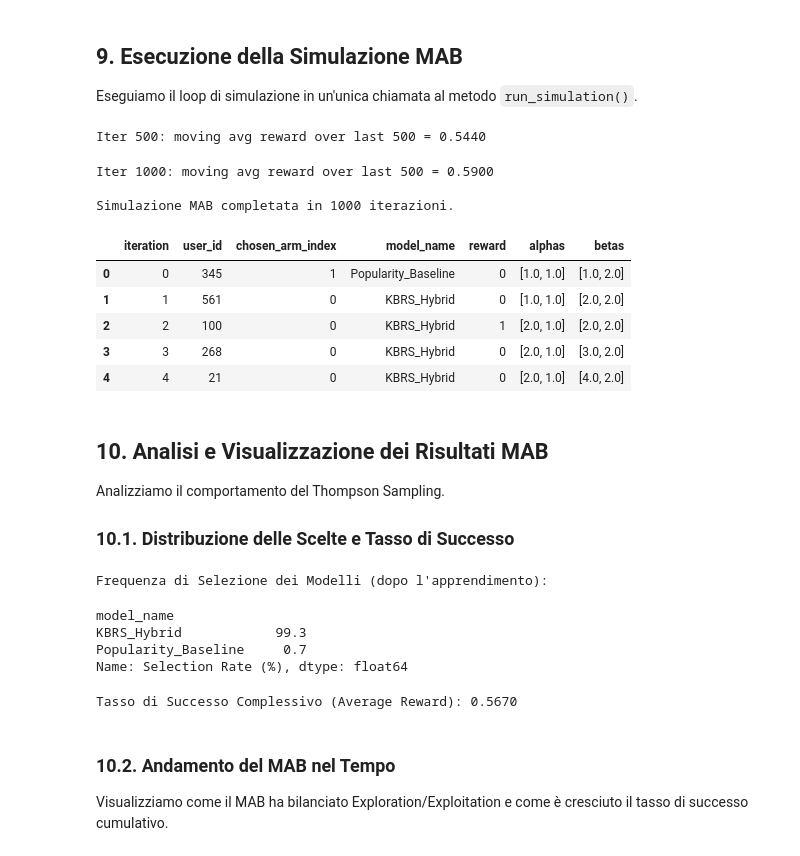
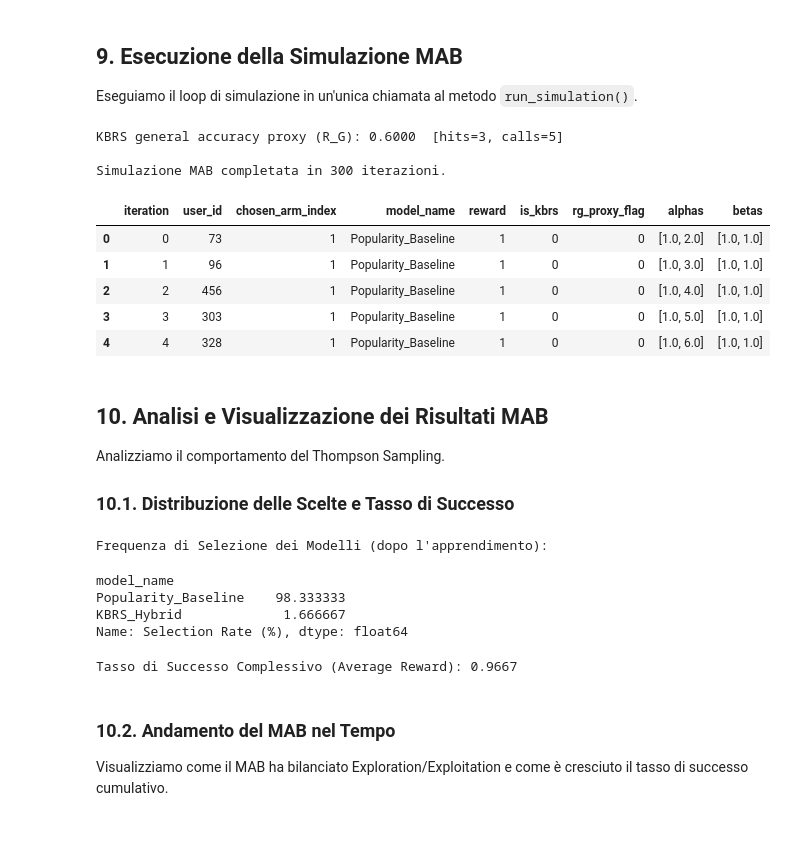
Before and after one commit to marcellorussox/CineWisdom, a Jupyter notebook: kbrs.ipynb, the cells around one changed output. Saved outputs shown, nothing was run; the diff lists cells and outputs as text; code cells hidden in the pictures.

```diff
--- a/kbrs.ipynb
+++ b/kbrs.ipynb
@@ -268,7 +269,8 @@ mab_simulator = MABSimulator(
     cosine_sim_matrix=cosine_sim_matrix,
     movie_ids_series=movie_ids_series,
     cleaned_df=cleaned_df,
-    popularity_n_recommendations=POPULARITY_N
+    popularity_n_recommendations=POPULARITY_N,
+    precompute_kbrs=True
 )
 # %% [output]
 MAB Manager inizializzato con 2 bracci: ['KBRS_Hybrid', 'Popularity_Baseline']
@@ -280,33 +282,32 @@ Eseguiamo il loop di simulazione in un'unica chiamata al metodo `run_simulation(
 # %%
 N_ITERATIONS = 300 # Numero di interazioni MAB da simulare
 
 # Esecuzione della simulazione e salvataggio della storia
 history_df = mab_simulator.run_simulation(
-    N_ITERATIONS,
+    n_iterations=N_ITERATIONS,
     eligible_users=None,             # o lista filtrata di utenti
     min_positives_per_user=3,        # es. richiedi almeno 3 positivi
     use_tqdm=True,                   # disattiva progressbar
     eval_every=500,                  # controlla progresso ogni 500 step
     early_stop_patience=3,           # stop se non migliora per 3 controlli
     verbose=True                     # log basico
 )
 
 print(f"\nSimulazione MAB completata in {N_ITERATIONS} iterazioni.")
 display(history_df.head())
 
 # Salvataggio dei dati storici per la valutazione futura
 history_df.to_csv("datasets/processed/mab_history.csv", index=False)
 # %% [output]
-Iter 500: moving avg reward over last 500 = 0.5440
+KBRS general accuracy proxy (R_G): 0.6000  [hits=3, calls=5]
+
+Simulazione MAB completata in 300 iterazioni.
-Iter 1000: moving avg reward over last 500 = 0.5900
-
-Simulazione MAB completata in 1000 iterazioni.
-|  | iteration | user_id | chosen_arm_index | model_name | reward | alphas | betas |
-| 0 | 0 | 345 | 1 | Popularity_Baseline | 0 | [1.0, 1.0] | [1.0, 2.0] |
-| 1 | 1 | 561 | 0 | KBRS_Hybrid | 0 | [1.0, 1.0] | [2.0, 2.0] |
-| 2 | 2 | 100 | 0 | KBRS_Hybrid | 1 | [2.0, 1.0] | [2.0, 2.0] |
-| 3 | 3 | 268 | 0 | KBRS_Hybrid | 0 | [2.0, 1.0] | [3.0, 2.0] |
-| 4 | 4 | 21 | 0 | KBRS_Hybrid | 0 | [2.0, 1.0] | [4.0, 2.0] |
+|  | iteration | user_id | chosen_arm_index | model_name | reward | is_kbrs | rg_proxy_flag | alphas | betas |
+| 0 | 0 | 73 | 1 | Popularity_Baseline | 1 | 0 | 0 | [1.0, 2.0] | [1.0, 1.0] |
+| 1 | 1 | 96 | 1 | Popularity_Baseline | 1 | 0 | 0 | [1.0, 3.0] | [1.0, 1.0] |
+| 2 | 2 | 456 | 1 | Popularity_Baseline | 1 | 0 | 0 | [1.0, 4.0] | [1.0, 1.0] |
+| 3 | 3 | 303 | 1 | Popularity_Baseline | 1 | 0 | 0 | [1.0, 5.0] | [1.0, 1.0] |
+| 4 | 4 | 328 | 1 | Popularity_Baseline | 1 | 0 | 0 | [1.0, 6.0] | [1.0, 1.0] |
 # %% [markdown]
 ## 10. Analisi e Visualizzazione dei Risultati MAB
 
@@ -323,10 +324,10 @@ print(f"\nTasso di Successo Complessivo (Average Reward): {overall_success_rate:
 # %% [output]
 Frequenza di Selezione dei Modelli (dopo l'apprendimento):
 model_name
-KBRS_Hybrid            99.3
-Popularity_Baseline     0.7
+Popularity_Baseline    98.333333
+KBRS_Hybrid             1.666667
 Name: Selection Rate (%), dtype: float64
-Tasso di Successo Complessivo (Average Reward): 0.5670
+Tasso di Successo Complessivo (Average Reward): 0.9667
 # %% [markdown]
 ### 10.2. Andamento del MAB nel Tempo
 Visualizziamo come il MAB ha bilanciato Exploration/Exploitation e come è cresciuto il tasso di successo cumulativo.
```
Also changed, not shown: parts of 7 cells of this notebook, 10 other files.
